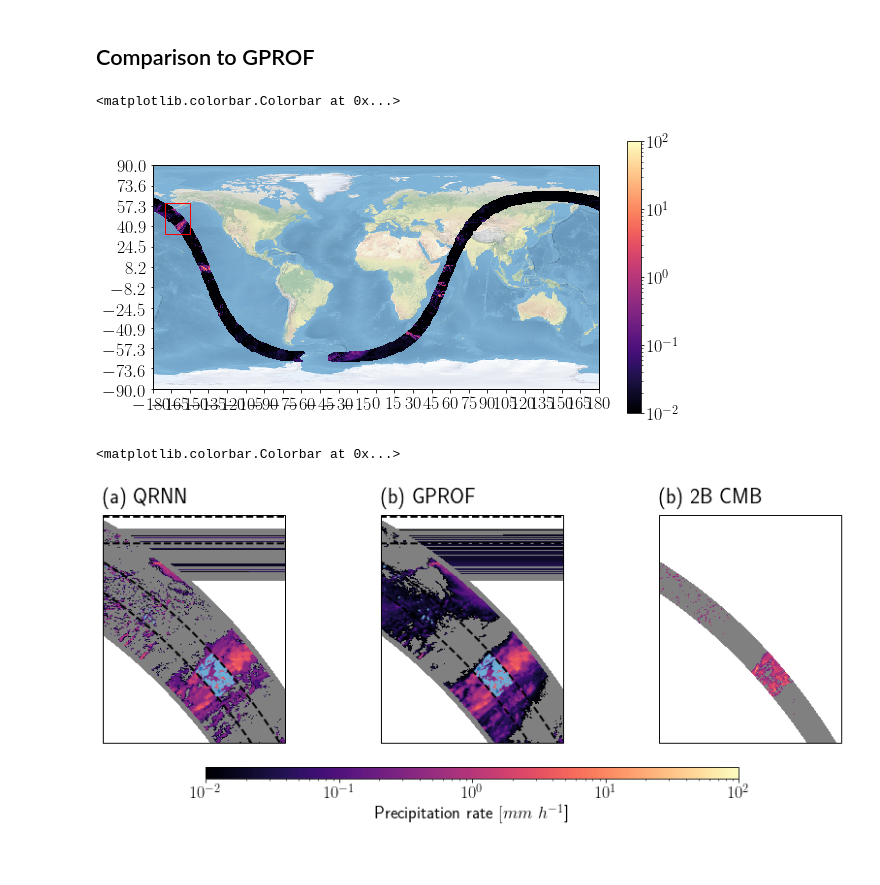
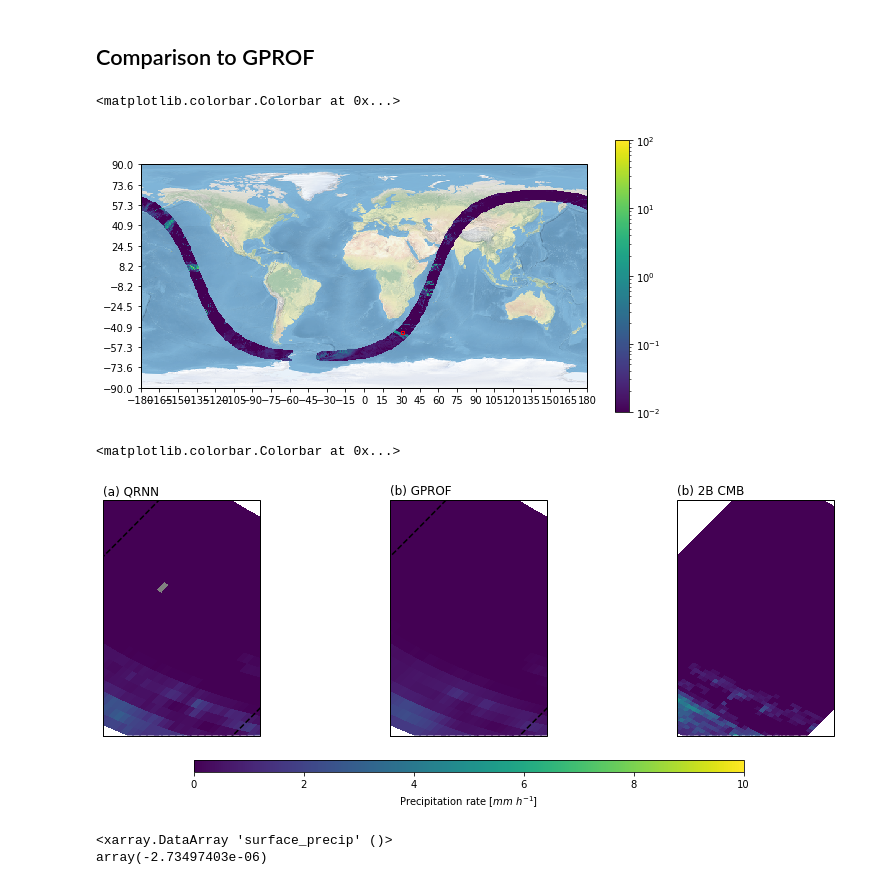
Before and after one commit to SEE-GEO/regn, a Jupyter notebook: notebooks/gprof/gmi_retrieval_example.ipynb, the cells around one changed output. Saved outputs shown, nothing was run; the diff lists cells and outputs as text; code cells hidden in the pictures; blank space fills up the shorter version.

```diff
--- a/notebooks/gprof/gmi_retrieval_example.ipynb
+++ b/notebooks/gprof/gmi_retrieval_example.ipynb
@@ -148,6 +154,6 @@ plt.tight_layout()
 ## Running the retrieval
 # %%
 from quantnn import QRNN
-qrnn = QRNN.load("../../models/qrnn_gmi_24_512_relu.pt")
+qrnn = QRNN.load("../../models/qrnn_gmi_3_256_relu.pt")
 # %%
 results = input_data.run_retrieval(qrnn)
@@ -162,3 +168,5 @@ results = RetrievalFile("2A.QCORE.GMI.V7.20190101-S001448-E014720.027510.BIN.gz"
+# %%
+results = RetrievalFile("/home/simonpf/src/scratch/qprof_reference_data/reference_results.BIN.gz").to_xarray_dataset()
 # %% [markdown]
 ## GPM combined
 # %%
@@ -188,7 +193,8 @@ mask = precip_gprof < 0.0
 precip_qrnn = results["surface_precip"]
 lats_qrnn = input_data.data["latitude"]
 lons_qrnn = input_data.data["longitude"]
-precip_qrnn.data[mask] = np.nan
+#precip_gprof.data[mask] = np.nan
+#precip_qrnn.data[mask] = np.nan
 # %%
 from pyresample import SwathDefinition
 from pyresample import kd_tree
@@ -226,10 +232,10 @@ ax.stock_img()
 ax.set_xticks(np.linspace(-180, 180, 25))
 ax.set_yticks(np.linspace(-90, 90, 12))
 
-lat_min = 35.0
-lat_max = 60.0
-lon_min = -170
-lon_max = -150
+lat_min = -47
+lat_max = -44
+lon_min = 30
+lon_max = 32
 
 width = lon_max - lon_min
 height = lat_max - lat_min
@@ -242,7 +248,7 @@ ax.add_patch(r)
 plt.colorbar(m)
 # %% [output]
 <matplotlib.colorbar.Colorbar at 0x...>
-[figure, old version]
+[figure, new version]
 # %%
 mask = (lats_gprof > lat_min) * (lats_gprof <= lat_max) * (lons_gprof > lon_min) * (lons_gprof <= lon_max)
 i_start, i_end = np.where(np.any(mask, axis=1))[0][[0, -1]]
@@ -252,10 +258,12 @@ i_start_cmb, i_end_cmb = np.where(np.any(mask, axis=1))[0][[0, -1]]
 # %%
 from matplotlib.gridspec import GridSpec
 from matplotlib.cm import get_cmap
+from matplotlib.colors import Normalize
 from copy import copy
 plt.figure(figsize=(15,5))
 gs = GridSpec(2, 6, height_ratios=[1.0, 0.05])
-norm = LogNorm(1e-2, 1e2)
+#norm = LogNorm(1e-2, 1e2)
+norm = Normalize(0, 10)
 
 cmap = copy(get_cmap())
 cmap.set_under("grey")
@@ -271,33 +279,33 @@ x = lons_qrnn[i_start:i_end, :]
 y = lats_qrnn[i_start:i_end, :]
 z = precip_qrnn[i_start:i_end, :]
 ax.pcolormesh(x, y, z, norm=norm, cmap=cmap)
-ax.contour(x_cmb, y_cmb, z_cmb, norm=norm, cmap="Blues")
+#ax.contour(x_cmb, y_cmb, z_cmb, norm=norm, cmap="Blues")
 ax.plot(lons_cmb[:, [0, -1]], lats_cmb[:, [0, -1]], c="k", ls="--")
 ax.set_extent([lon_min, lon_max, lat_min, lat_max])
 ax.set_title("(a) QRNN", loc="left")
 
 ax = plt.subplot(gs[0, 2:4], projection=ccrs.PlateCarree())
 
 x = lons_gprof[i_start:i_end, :]
 y = lats_gprof[i_start:i_end, :]
 z = precip_gprof[i_start:i_end, :]
 ax.pcolormesh(x, y, z, norm=norm, cmap=cmap)
-ax.contour(x_cmb, y_cmb, z_cmb, norm=norm, cmap="Blues")
+#ax.contour(x_cmb, y_cmb, z_cmb, norm=norm, cmap="Blues")
 ax.set_extent([lon_min, lon_max, lat_min, lat_max])
 ax.plot(lons_cmb[:, [0, -1]], lats_cmb[:, [0, -1]], c="k", ls="--")
 ax.set_title("(b) GPROF", loc="left")
 
 ax = plt.subplot(gs[0, 4:6], projection=ccrs.PlateCarree())
 
 x = lons_cmb[i_start_cmb:i_end_cmb, :]
 y = lats_cmb[i_start_cmb:i_end_cmb, :]
 z = precip_cmb[i_start_cmb:i_end_cmb, :]
 m = ax.pcolormesh(x, y, z, norm=norm, cmap=cmap)
 ax.set_extent([lon_min, lon_max, lat_min, lat_max])
 ax.set_title("(b) 2B CMB", loc="left")
 
 ax = plt.subplot(gs[1, 1:5])
 plt.colorbar(m, cax=ax, orientation="horizontal", label="Precipitation rate $[mm\ h^{-1}$]")
 # %% [output]
 <matplotlib.colorbar.Colorbar at 0x...>
-[figure, old version]
+[figure, new version]
@@ -303,0 +317,5 @@ plt.colorbar(m, cax=ax, orientation="horizontal", label="Precipitation rate $[mm
+# %%
+z_qrnn[:, 75:125].min()
+# %% [output]
+<xarray.DataArray 'surface_precip' ()>
+array(-2.73497403e-06)
```
Also changed, not shown: parts of 12 cells of this notebook, 3 other files.
